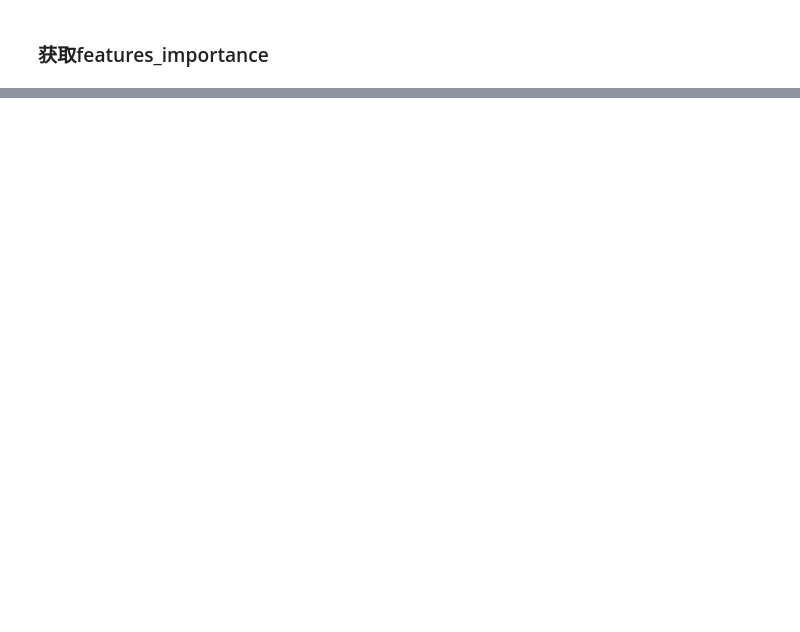
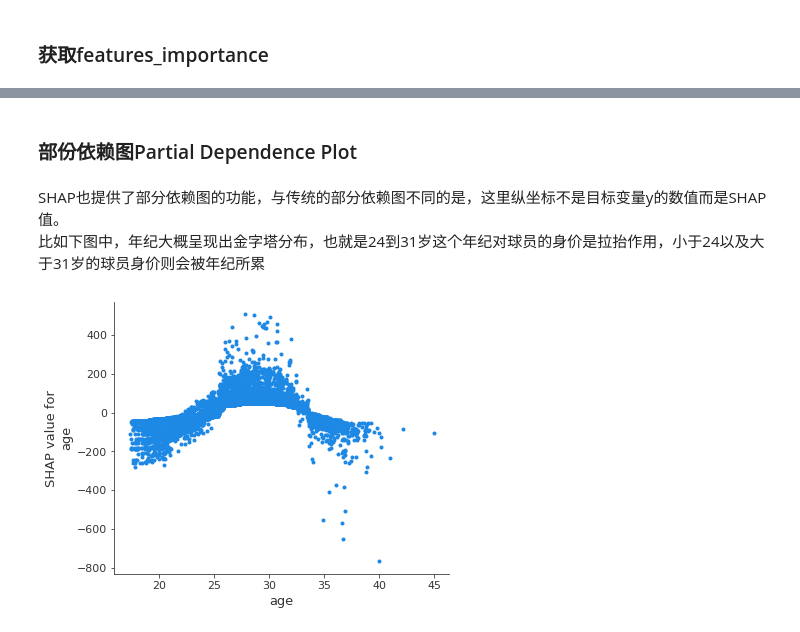
Before and after one commit to ZZh2333/IntelligentBigDataAnalysisAndDecisionMaking, a Jupyter notebook: homework-21-3-23/homework(2).ipynb, the cells around one changed output, grey strips where cells are left out. Drawn from its saved outputs; the diff is of its cells as text; code cells hidden in the pictures; blank space fills up the shorter version.

```diff
--- a/homework-21-3-23/homework(2).ipynb
+++ b/homework-21-3-23/homework(2).ipynb
@@ -101,0 +204,9 @@ plt.show()
+# %% [markdown]
+### 部份依赖图Partial Dependence Plot
+# %% [markdown]
+SHAP也提供了部分依赖图的功能，与传统的部分依赖图不同的是，这里纵坐标不是目标变量y的数值而是SHAP值。
+比如下图中，年纪大概呈现出金字塔分布，也就是24到31岁这个年纪对球员的身价是拉抬作用，小于24以及大于31岁的球员身价则会被年纪所累
+# %%
+shap.dependence_plot('age', shap_values, data[cols], interaction_index=None, show=False)
+# %% [output]
+[figure, added]
```
Also changed, not shown: parts of 33 cells of this notebook, 1 other file.
